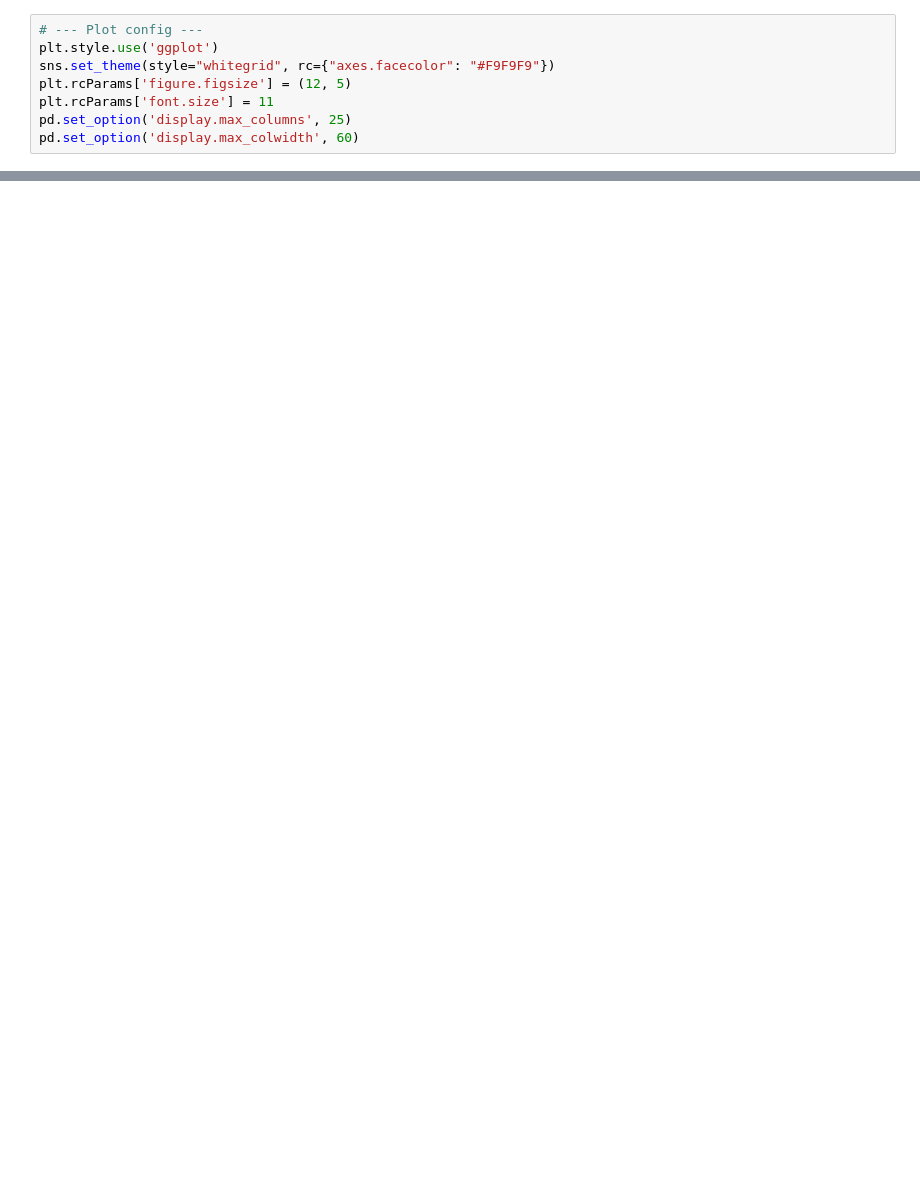
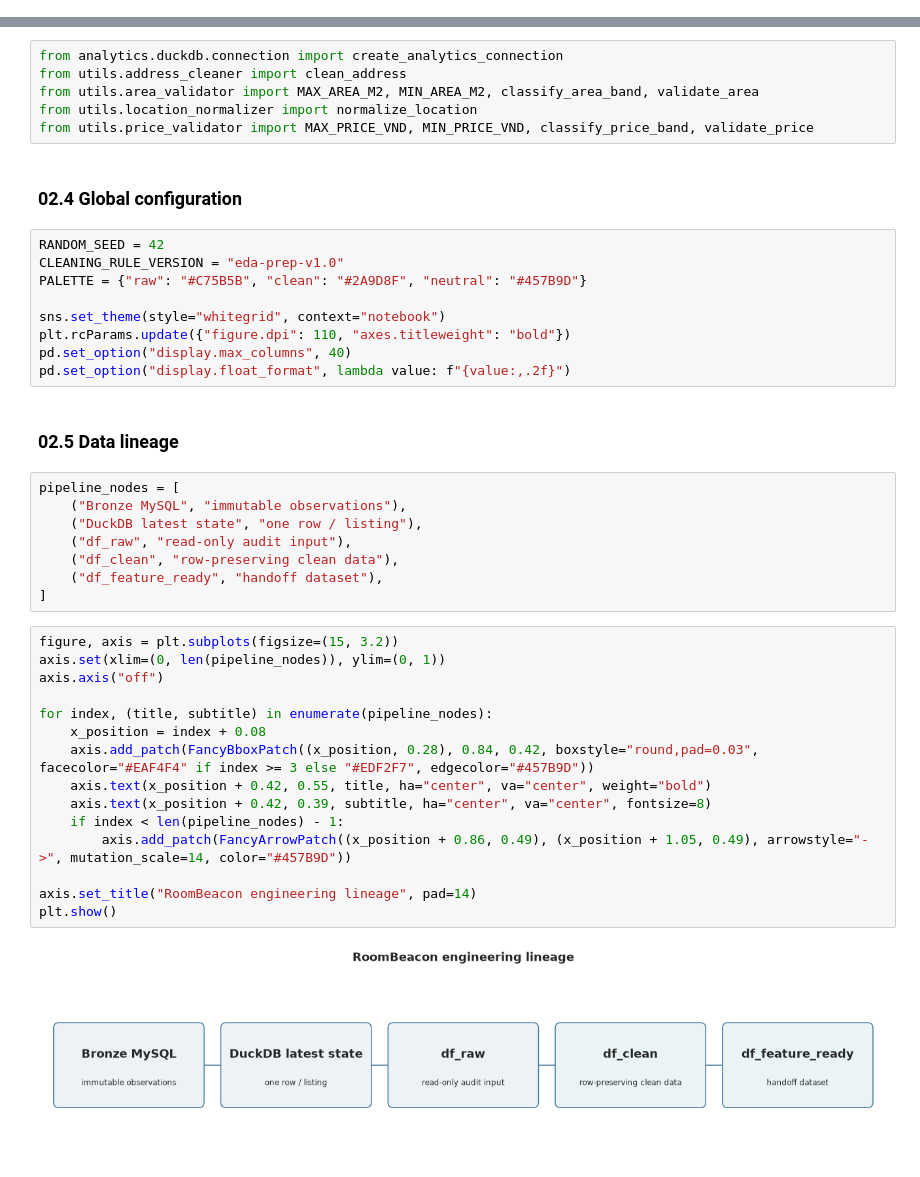
Before and after one commit to HauCoder2005/roombeacon-system, a Jupyter notebook: notebooks/roombeacon_eda.ipynb, the cells around one changed output, grey strips where cells are left out. Cells and saved outputs as stored; diff of their text form; blank space fills up the shorter version.

```diff
--- a/notebooks/roombeacon_eda.ipynb
+++ b/notebooks/roombeacon_eda.ipynb
@@ -63,8 +0,0 @@ from utils.data_quality import (
-# %%
-# --- Plot config ---
-plt.style.use('ggplot')
-sns.set_theme(style="whitegrid", rc={"axes.facecolor": "#F9F9F9"})
-plt.rcParams['figure.figsize'] = (12, 5)
-plt.rcParams['font.size'] = 11
-pd.set_option('display.max_columns', 25)
-pd.set_option('display.max_colwidth', 60)
@@ -792,0 +70,44 @@ print(f"  Size:  {export_path.stat().st_size / 1024:.1f} KB")
+# %%
+from analytics.duckdb.connection import create_analytics_connection
+from utils.address_cleaner import clean_address
+from utils.area_validator import MAX_AREA_M2, MIN_AREA_M2, classify_area_band, validate_area
+from utils.location_normalizer import normalize_location
+from utils.price_validator import MAX_PRICE_VND, MIN_PRICE_VND, classify_price_band, validate_price
+# %% [markdown]
+### 02.4 Global configuration
+# %%
+RANDOM_SEED = 42
+CLEANING_RULE_VERSION = "eda-prep-v1.0"
+PALETTE = {"raw": "#C75B5B", "clean": "#2A9D8F", "neutral": "#457B9D"}
+
+sns.set_theme(style="whitegrid", context="notebook")
+plt.rcParams.update({"figure.dpi": 110, "axes.titleweight": "bold"})
+pd.set_option("display.max_columns", 40)
+pd.set_option("display.float_format", lambda value: f"{value:,.2f}")
+# %% [markdown]
+### 02.5 Data lineage
+# %%
+pipeline_nodes = [
+    ("Bronze MySQL", "immutable observations"),
+    ("DuckDB latest state", "one row / listing"),
+    ("df_raw", "read-only audit input"),
+    ("df_clean", "row-preserving clean data"),
+    ("df_feature_ready", "handoff dataset"),
+]
+# %%
+figure, axis = plt.subplots(figsize=(15, 3.2))
+axis.set(xlim=(0, len(pipeline_nodes)), ylim=(0, 1))
+axis.axis("off")
+
+for index, (title, subtitle) in enumerate(pipeline_nodes):
+    x_position = index + 0.08
+    axis.add_patch(FancyBboxPatch((x_position, 0.28), 0.84, 0.42, boxstyle="round,pad=0.03", facecolor="#EAF4F4" if index >= 3 else "#EDF2F7", edgecolor="#457B9D"))
+    axis.text(x_position + 0.42, 0.55, title, ha="center", va="center", weight="bold")
+    axis.text(x_position + 0.42, 0.39, subtitle, ha="center", va="center", fontsize=8)
+    if index < len(pipeline_nodes) - 1:
+        axis.add_patch(FancyArrowPatch((x_position + 0.86, 0.49), (x_position + 1.05, 0.49), arrowstyle="->", mutation_scale=14, color="#457B9D"))
+
+axis.set_title("RoomBeacon engineering lineage", pad=14)
+plt.show()
+# %% [output]
+[figure, added]
```
Also changed, not shown: parts of 245 cells of this notebook, 53 other files.
